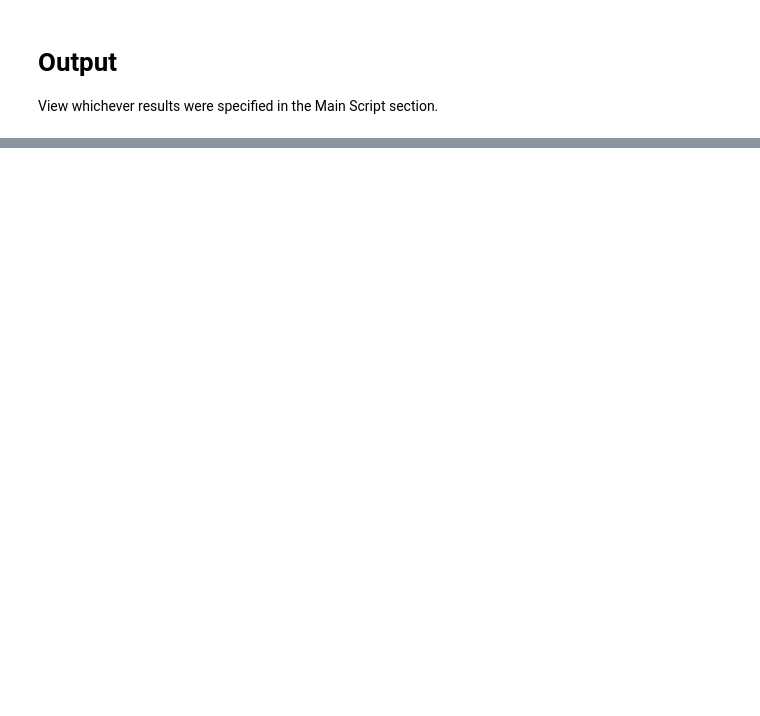
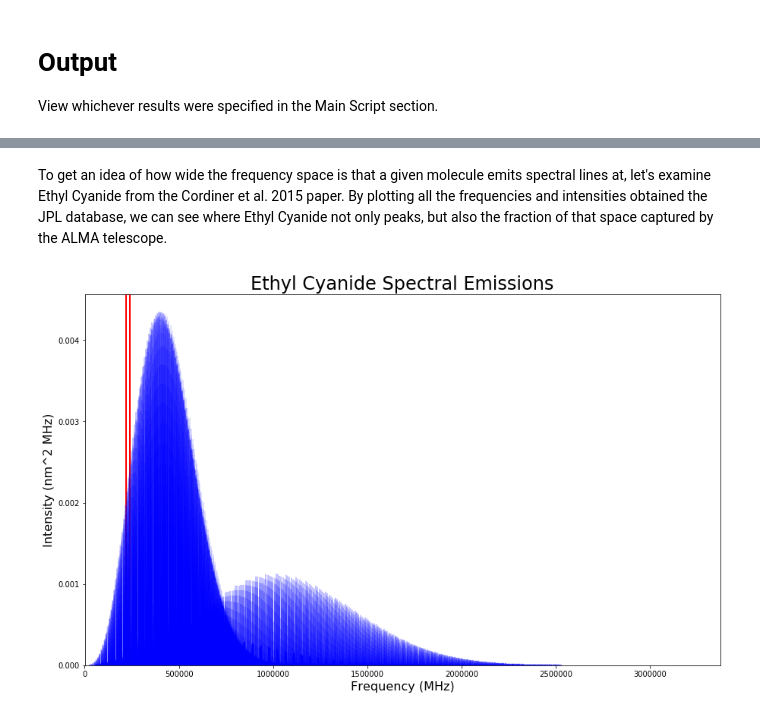
Before and after one commit to lavos84/NASA-Spectroscopy, a Jupyter notebook: Capstone.ipynb, the cells around one changed output, grey strips where cells are left out. Drawn from its saved outputs; the diff is of its cells as text; code cells hidden in the pictures; blank space fills up the shorter version.

```diff
--- a/Capstone.ipynb
+++ b/Capstone.ipynb
@@ -263,0 +252,34 @@ spectral_lines
+# %% [markdown]
+To get an idea of how wide the frequency space is that a given molecule emits spectral lines at, let's examine Ethyl Cyanide from the Cordiner et al. 2015 paper.  By plotting all the frequencies and intensities obtained the JPL database, we can see where Ethyl Cyanide not only peaks, but also the fraction of that space captured by the ALMA telescope.
+# %%
+import matplotlib.patches as patches
+fig2, ax2 = plt.subplots(figsize = (15, 9))
+# Plot each data set
+(markers, stemlines, baseline) = ax2.stem(all_spectral_lines["Ethyl Cyanide"]["frequency"],
+                                          10 ** all_spectral_lines["Ethyl Cyanide"]["intensity"],
+                                          markerfmt = "none")
+plt.setp(stemlines, linestyle = "-", color = "blue", linewidth = 0.25 )
+plt.setp(baseline, visible = False)
+ax2.set(title = "Ethyl Cyanide Spectral Emissions")
+ax2.set(ylabel = "Intensity (nm^2 MHz)")
+ax2.set(xlabel = "Frequency (MHz)")
+ax2.title.set_size(24)
+ax2.yaxis.label.set_size(16)
+ax2.xaxis.label.set_size(16)
+rect = patches.Rectangle(xy = (min_freq, 0),
+                         width = max_freq - min_freq,
+                         height = ax2.get_ylim()[1],
+                         fill = False,
+                         color = 'red',
+                         linewidth = 2)
+ax2.add_patch(rect)
+# Clean up the xticks
+#ax2.set_xticks = np.arange(round(all_spectral_lines["Ethyl Cyanide"]["frequency"].iloc[0], 1),
+#                         round(all_spectral_lines["Ethyl Cyanide"]["frequency"].iloc[-1], 1),
+#                         step = (all_spectral_lines["Ethyl Cyanide"]["frequency"].iloc[-1] -
+#                                 all_spectral_lines["Ethyl Cyanide"]["frequency"].iloc[0]) / 4)
+# Remove the space from the borders of the plot along the X axis
+ax2.set_ylim(0, ax2.get_ylim()[1])
+ax2.autoscale(enable = True, axis = 'x', tight = True)
+# %% [output]
+[figure, added]
```
Also changed, not shown: parts of 17 cells of this notebook.
